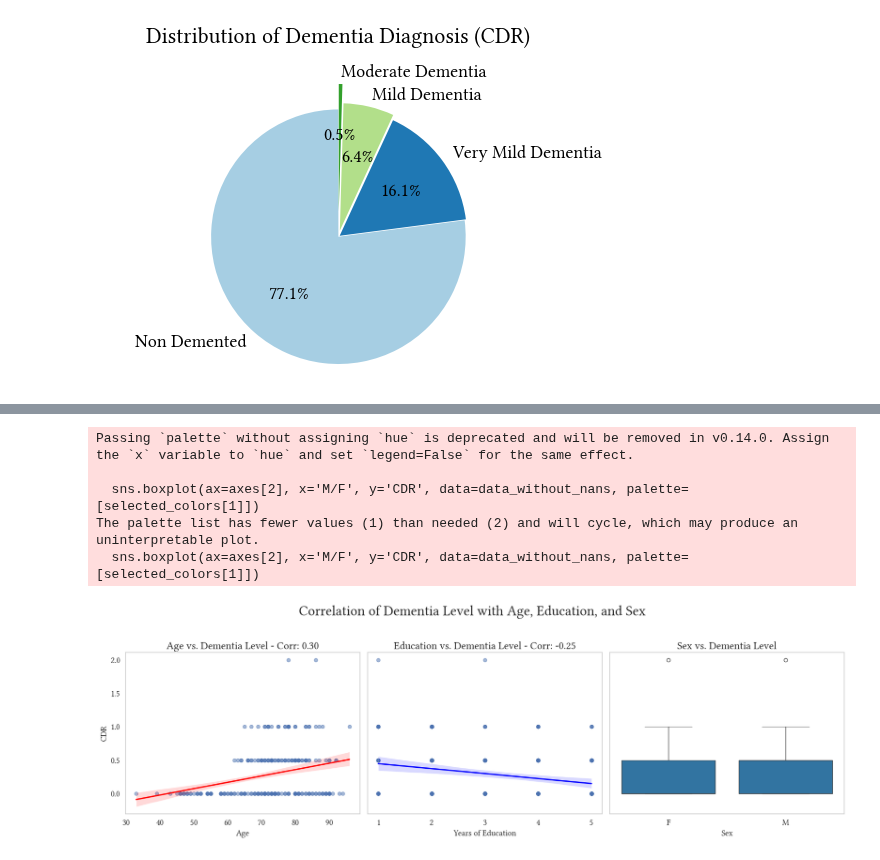
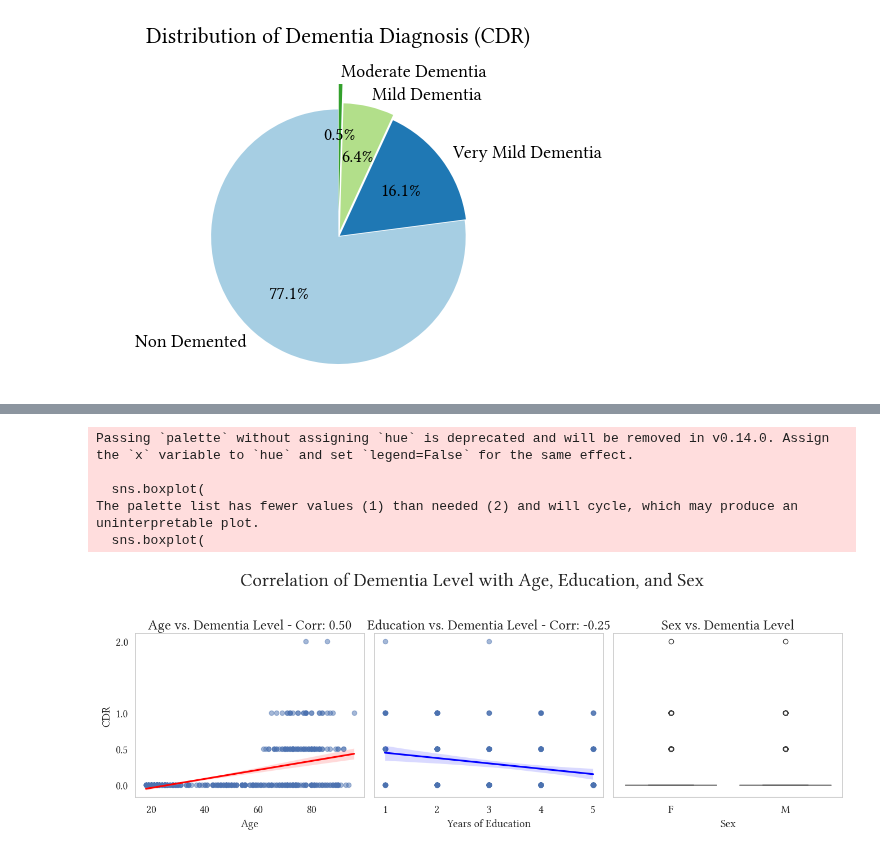
Before and after one commit to HenriSmidt/Alzheimer_Detection, a Jupyter notebook: EDA.ipynb, the cells around one changed output, grey strips where cells are left out. Saved outputs shown, nothing was run; the diff lists cells and outputs as text; code cells hidden in the pictures.

Commit message:
updated some plots

```diff
--- a/EDA.ipynb
+++ b/EDA.ipynb
@@ -208,22 +208,26 @@ import seaborn as sns
 import numpy as np
 from matplotlib.ticker import MaxNLocator
 
+selected_colors = set_plot_style()
+
 # Define the selected colors
 paired_colors = plt.cm.Paired(range(10))
 selected_colors = paired_colors[:4]
 
 # Drop rows with NaN values in these columns
-data_without_nans = data.dropna(subset=["Age", "Educ", "CDR", "M/F"])
+data_without_age_nans = data.dropna(subset=["Age", "CDR"])
+data_without_educ_nans = data.dropna(subset=["Educ", "CDR"])
+data_without_sex_nans = data.dropna(subset=["M/F", "CDR"])
 
 # Calculate correlations
-corr_age_cdr = data_without_nans["Age"].corr(data_without_nans["CDR"])
-corr_educ_cdr = data_without_nans["Educ"].corr(data_without_nans["CDR"])
+corr_age_cdr = data_without_age_nans["Age"].corr(data_without_age_nans["CDR"])
+corr_educ_cdr = data_without_educ_nans["Educ"].corr(data_without_educ_nans["CDR"])
 
 # Setting the plot style
 sns.set_theme(style="whitegrid")
 
 # Creating a figure to hold the subplots
-fig, axes = plt.subplots(1, 3, figsize=(18, 6), sharey=True)
+fig, axes = plt.subplots(1, 3, figsize=(13.5, 5), sharey=True)
 fig.suptitle(
     "Correlation of Dementia Level with Age, Education, and Sex",
     fontsize=24,
@@ -235,7 +239,7 @@ sns.regplot(
     ax=axes[0],
     x="Age",
     y="CDR",
-    data=data_without_nans,
+    data=data_without_age_nans,
     scatter_kws={"alpha": 0.5},
     line_kws={"color": "red"},
 )
@@ -246,13 +250,16 @@ axes[0].set_title(
 )
 axes[0].set_xlabel("Age", fontfamily="Libertinus Serif", fontsize=14)
 axes[0].set_ylabel("CDR", fontfamily="Libertinus Serif", fontsize=14)
+desired_ticks = [0.0, 0.5, 1.0, 2.0]
+# Set the y-ticks to only include the desired values
+axes[0].set_yticks(desired_ticks)
 
 # Plot 2: Education vs. Dementia Level
 sns.regplot(
     ax=axes[1],
     x="Educ",
     y="CDR",
-    data=data_without_nans,
+    data=data_without_educ_nans,
     scatter_kws={"alpha": 0.5},
     line_kws={"color": "blue"},
 )
@@ -268,7 +275,7 @@ axes[1].set_ylabel(
 
 # Plot 3: Sex vs. Dementia Level with custom color
 sns.boxplot(
-    ax=axes[2], x="M/F", y="CDR", data=data_without_nans, palette=[selected_colors[1]]
+    ax=axes[2], x="M/F", y="CDR", data=data_without_sex_nans, palette=[selected_colors[1]]
 )
 axes[2].set_title("Sex vs. Dementia Level", fontfamily="Libertinus Serif", fontsize=18)
 axes[2].set_xlabel("Sex", fontfamily="Libertinus Serif", fontsize=14)
@@ -276,33 +283,33 @@ axes[2].set_ylabel("CDR", fontfamily="Libertinus Serif", fontsize=14)  # Added y
 
 # Correct the Y-label settings for the second and third plots
 axes[1].set_ylabel("")  # Removes y-label from the second plot
 axes[2].set_ylabel("")  # Removes y-label from the third plot
 
 # Apply font settings explicitly to ticks after seaborn has been configured
 for ax in axes:
     ax.grid(False)
     for label in ax.get_xticklabels() + ax.get_yticklabels():
         label.set_fontname("Libertinus Serif")
         label.set_fontsize(14)  # You can adjust the size as needed
 
 axes[1].xaxis.set_major_locator(MaxNLocator(integer=True))
 
 plt.tight_layout(
     rect=[0, 0.03, 1, 0.95]
 )  # Adjust the subplots to give some space for the main title
 
 # Save the plot as a tightly bounded PDF
 plt.savefig(
     "plots/correlation_of_dementia_with_age_education_sex.pdf",
     format="pdf",
     bbox_inches="tight",
 )
 
 plt.show()
 # %% [output]
 Passing `palette` without assigning `hue` is deprecated and will be removed in v0.14.0. Assign the `x` variable to `hue` and set `legend=False` for the same effect.
 
-  sns.boxplot(ax=axes[2], x='M/F', y='CDR', data=data_without_nans, palette=[selected_colors[1]])
+  sns.boxplot(
 The palette list has fewer values (1) than needed (2) and will cycle, which may produce an uninterpretable plot.
-  sns.boxplot(ax=axes[2], x='M/F', y='CDR', data=data_without_nans, palette=[selected_colors[1]])
+  sns.boxplot(
-[figure, old version]
+[figure, new version]
```
Also changed, not shown: parts of 4 cells of this notebook.
